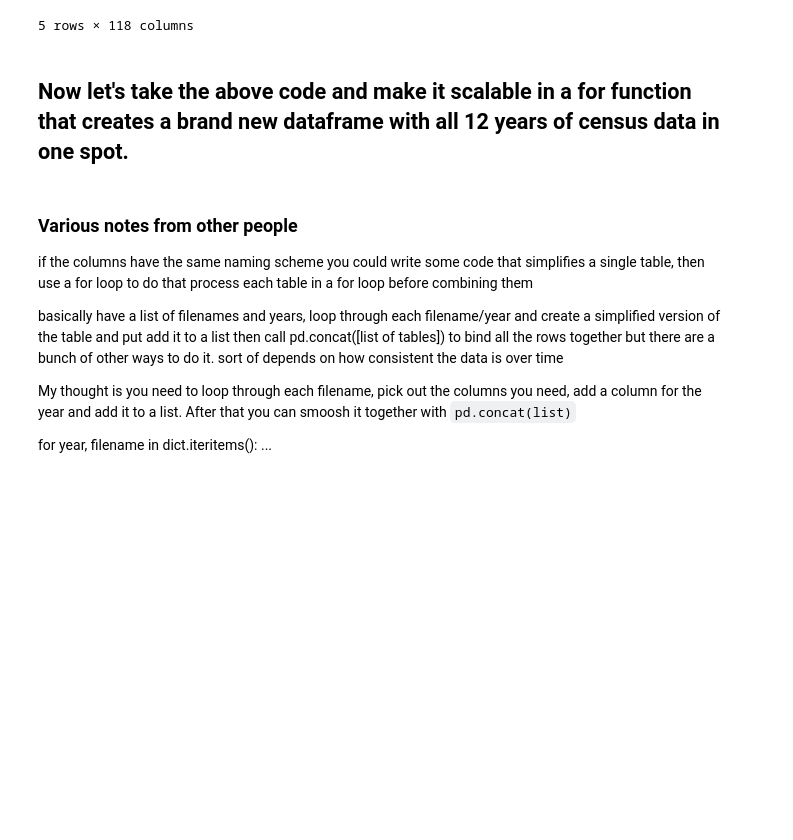
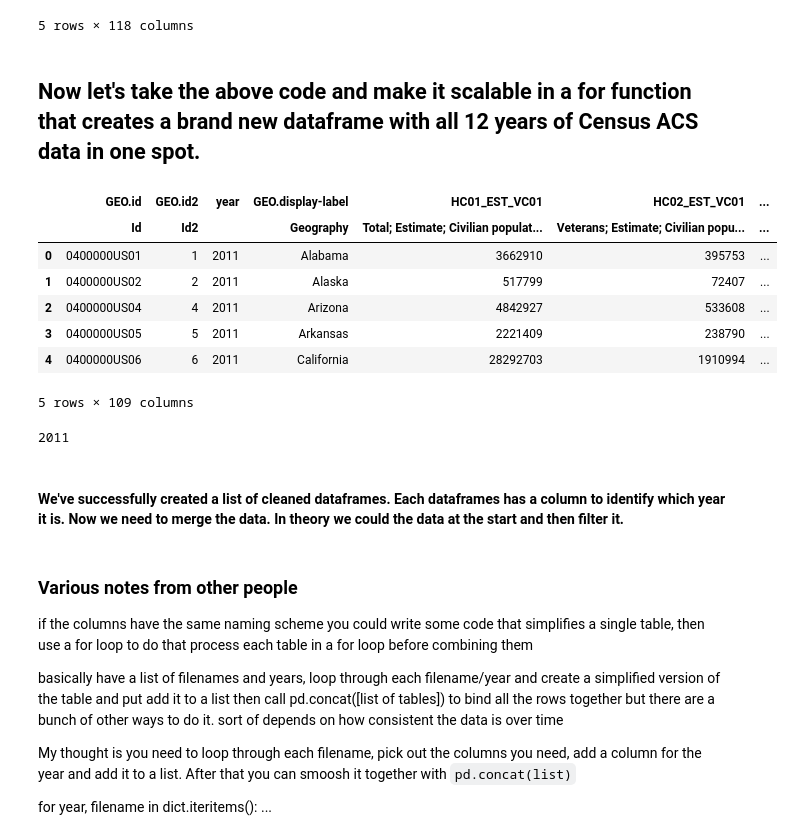
Before and after one commit to alanhovorka/mysql_queries, a Jupyter notebook: vets/vets.ipynb, the cells around one changed output. Cells and saved outputs as stored; diff of their text form; code cells hidden in the pictures; blank space fills up the shorter version.

Commit message:
ready to merge list of dataframes

```diff
--- a/vets/vets.ipynb
+++ b/vets/vets.ipynb
@@ -63,7 +75,7 @@ df.drop(cols2, axis=1, inplace=True)
 #### Declare a function to create a list of years that is the length of the csv's states/territories. This list is used to create identifiable years across 12 csv files for eventual time series analysis.
 # %%
 def yearcolmaker(y):
-    yrs = [y]*len(df['GEO.display-label'])
+    yrs = [y]*52
     return yrs
 
 yrs = yearcolmaker(2005)
@@ -92,2 +104,2 @@ df2=df.dropna(axis=1, how='all')
 # %% [markdown]
-## Now let's take the above code and make it scalable in a for function that creates a brand new dataframe with all 12 years of census data in one spot.
+## Now let's take the above code and make it scalable in a for function that creates a brand new dataframe with all 12 years of Census ACS data in one spot.
@@ -108,3 +106,46 @@ df2=df.dropna(axis=1, how='all')
+# %%
+df_list = []
+#declare an empty list for our list of dataframes
+#declare a for loop the has two variables and two iterable lists.
+#zip allows you to have multiple iterables in the declaration of the for loop.
+for f,g in zip(acs,year_list):
+    df3 = pd.read_csv(f, header=[0,1])
+    #df3 is a variable that holds the current dataframe the loop is iterating through
+    #When it reaches the end of the loop, the frame is added to df_list and the loop starts over, overwriting the previous dataframe
+    cols = df3.filter(regex='\_MOE_').columns
+    #declare a column varaible that collects a list of column names that fit the filter criteria. We drop these columns because they're not useful
+    #As I understand it, Pandas can only handle one filter request at a time. You must filter -> drop -> filter -> drop.
+    df3.drop(cols, axis=1, inplace=True)
+    cols2 = df3.filter(regex='\ PERCENT').columns
+    df3.drop(cols2, axis=1, inplace=True)
+    cols3 = df3.filter(regex='.Percent;').columns
+    df3.drop(cols3, axis=1, inplace=True)
+    df3.dropna(axis=1, how='all',inplace=True)
+    #call our year list creating function. Here we iterate through a list of years that matches our list of csv.
+    #We want to insert a column that adds a year value to each row
+    yrs = yearcolmaker(g)
+    df3.insert(2,'year',yrs)
+#     df3.info()
+    df_list.append(df3)
+    #Here we add the results of the loop into a list and continue iterating until there are no csv files left
+    # https://stackoverflow.com/questions/20906474/import-multiple-csv-files-into-pandas-and-concatenate-into-one-dataframe
+# %%
+df_list[6].head()
+# %% [output]
+|  | GEO.id | GEO.id2 | year | GEO.display-label | HC01_EST_VC01 | HC02_EST_VC01 | ... |
+|  | Id | Id2 |  | Geography | Total; Estimate; Civilian populat... | Veterans; Estimate; Civilian popu... | ... |
+| 0 | 0400000US01 | 1 | 2011 | Alabama | 3662910 | 395753 | ... |
+| 1 | 0400000US02 | 2 | 2011 | Alaska | 517799 | 72407 | ... |
+| 2 | 0400000US04 | 4 | 2011 | Arizona | 4842927 | 533608 | ... |
+| 3 | 0400000US05 | 5 | 2011 | Arkansas | 2221409 | 238790 | ... |
+| 4 | 0400000US06 | 6 | 2011 | California | 28292703 | 1910994 | ... |
+5 rows × 109 columns
+# %%
+print(year_list[6])
+# %% [output]
+2011
+# %% [markdown]
+#### We've successfully created a list of cleaned dataframes. Each dataframes has a column to identify which year it is. Now we need to merge the data. In theory we could the data at the start and then filter it.
 # %% [markdown]
 ### Various notes from other people
 if the columns have the same naming scheme you could write some code that simplifies a single table, then use a for loop to do that process each table in a for loop before combining them
```
Also changed, not shown: parts of 7 cells of this notebook.
